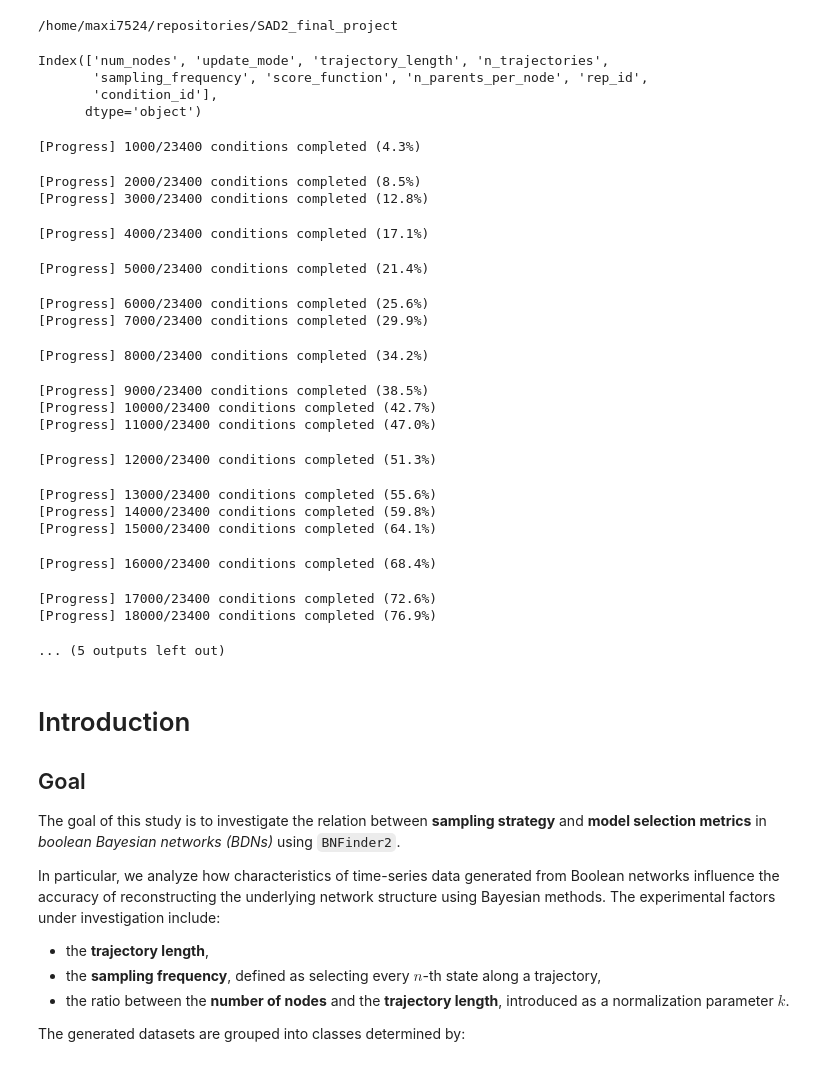
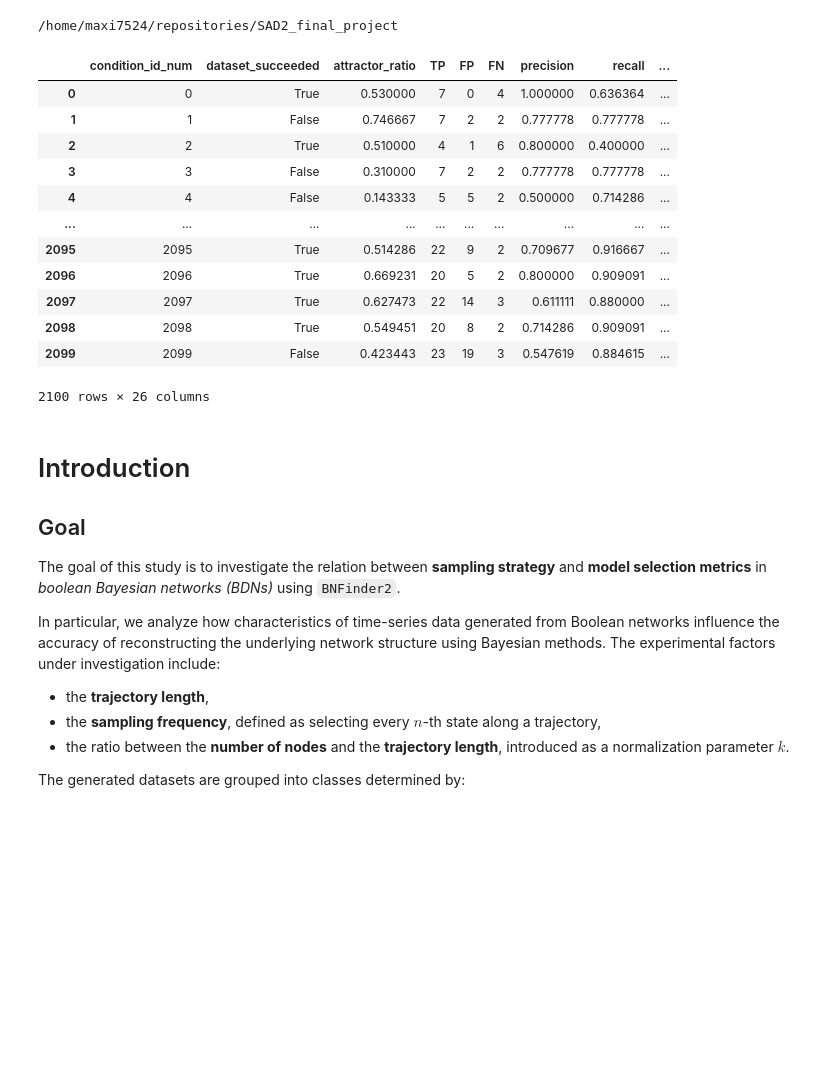
Before and after one commit to maxi7524/SAD2_final_project, a Jupyter notebook: notebooks/notebook_report.ipynb, the cells around one changed output. Drawn from its saved outputs; the diff is of its cells as text; code cells hidden in the pictures; blank space fills up the shorter version.

Commit message:
updated data loading in notebooks

```diff
--- a/notebooks/notebook_report.ipynb
+++ b/notebooks/notebook_report.ipynb
@@ -27,7 +27,7 @@ print(os.getcwd())
 
 ## create paths
 DATA_PATH = Path('data')
-DATASET_1_PATH = DATA_PATH / Path('trajectory_length_vs_attractors1')
+DATASET_1_PATH = DATA_PATH / Path('experiment_12_merged')
 DATASET_2_S_PATH = DATA_PATH / Path('experiment_34_synchronous_merged')
 DATASET_2_A_PATH = DATA_PATH / Path('experiment_34_asynchronous_merged')
 # %% [output]
@@ -35,41 +35,31 @@ DATASET_2_A_PATH = DATA_PATH / Path('experiment_34_asynchronous_merged')
 # %%
 # Data loading
 ## Dataset 1 - experiments 1, 2
-df = loader_obsolete_data(DATASET_1_PATH / 'results/metadata.csv', DATASET_1_PATH / 'results/joined_results_trajectory_length_vs_attractors.csv')
+df = loader_current_data(DATASET_1_PATH / 'results/metadata.csv', DATASET_1_PATH / 'results/results.csv')
 ## Dataset 2 - experiments 3, 4
-dfs = loader_current_data(DATASET_2_S_PATH / 'results/metadata.csv', DATASET_2_S_PATH / 'results/results.csv')
-dfa = loader_current_data(DATASET_2_A_PATH / 'results/metadata.csv', DATASET_2_A_PATH / 'results/results.csv')
+dfs = loader_current_data(DATASET_2_S_PATH / 'results/metadata.csv', DATASET_2_S_PATH / 'results/results.csv').drop(columns=['part_x', 'part_y'])
+dfa = loader_current_data(DATASET_2_A_PATH / 'results/metadata.csv', DATASET_2_A_PATH / 'results/results.csv').drop(columns=['part_x', 'part_y'])
 
 ## Add all metrics
 metrics_list=['TP', 'FP', 'FN', 'f1', 'accuracy', 'precision', 'recall', 'sensitivity', 'AHD', 'SHD', 'EHD', 'SID']
 df = add_missing_metrics_from_experiment(df, DATASET_1_PATH, metrics_list, after_column='attractor_ratio')
 dfs = add_missing_metrics_from_experiment(dfs, DATASET_2_S_PATH, metrics_list, after_column='attractor_ratio')
 dfa = add_missing_metrics_from_experiment(dfa, DATASET_2_A_PATH, metrics_list, after_column='attractor_ratio')
 df1 = df[df["trajectory_length"]>=10] # dataset1
 # %% [output]
+|  | condition_id_num | dataset_succeeded | attractor_ratio | TP | FP | FN | precision | recall | ... |
+| 0 | 0 | True | 0.530000 | 7 | 0 | 4 | 1.000000 | 0.636364 | ... |
+| 1 | 1 | False | 0.746667 | 7 | 2 | 2 | 0.777778 | 0.777778 | ... |
+| 2 | 2 | True | 0.510000 | 4 | 1 | 6 | 0.800000 | 0.400000 | ... |
+| 3 | 3 | False | 0.310000 | 7 | 2 | 2 | 0.777778 | 0.777778 | ... |
+| 4 | 4 | False | 0.143333 | 5 | 5 | 2 | 0.500000 | 0.714286 | ... |
+| ... | ... | ... | ... | ... | ... | ... | ... | ... | ... |
+| 2095 | 2095 | True | 0.514286 | 22 | 9 | 2 | 0.709677 | 0.916667 | ... |
+| 2096 | 2096 | True | 0.669231 | 20 | 5 | 2 | 0.800000 | 0.909091 | ... |
+| 2097 | 2097 | True | 0.627473 | 22 | 14 | 3 | 0.611111 | 0.880000 | ... |
+| 2098 | 2098 | True | 0.549451 | 20 | 8 | 2 | 0.714286 | 0.909091 | ... |
+| 2099 | 2099 | False | 0.423443 | 23 | 19 | 3 | 0.547619 | 0.884615 | ... |
-Index(['num_nodes', 'update_mode', 'trajectory_length', 'n_trajectories',
-       'sampling_frequency', 'score_function', 'n_parents_per_node', 'rep_id',
-       'condition_id'],
-      dtype='object')
+2100 rows × 26 columns
-[Progress] 1000/23400 conditions completed (4.3%)
-[Progress] 2000/23400 conditions completed (8.5%)
-[Progress] 3000/23400 conditions completed (12.8%)
-[Progress] 4000/23400 conditions completed (17.1%)
-[Progress] 5000/23400 conditions completed (21.4%)
-[Progress] 6000/23400 conditions completed (25.6%)
-[Progress] 7000/23400 conditions completed (29.9%)
-[Progress] 8000/23400 conditions completed (34.2%)
-[Progress] 9000/23400 conditions completed (38.5%)
-[Progress] 10000/23400 conditions completed (42.7%)
-[Progress] 11000/23400 conditions completed (47.0%)
-[Progress] 12000/23400 conditions completed (51.3%)
-[Progress] 13000/23400 conditions completed (55.6%)
-[Progress] 14000/23400 conditions completed (59.8%)
-[Progress] 15000/23400 conditions completed (64.1%)
-[Progress] 16000/23400 conditions completed (68.4%)
-[Progress] 17000/23400 conditions completed (72.6%)
-[Progress] 18000/23400 conditions completed (76.9%)
-... (5 outputs left out)
 # %% [markdown]
 # Introduction
 ## Goal
```
Also changed, not shown: 1 other file.
